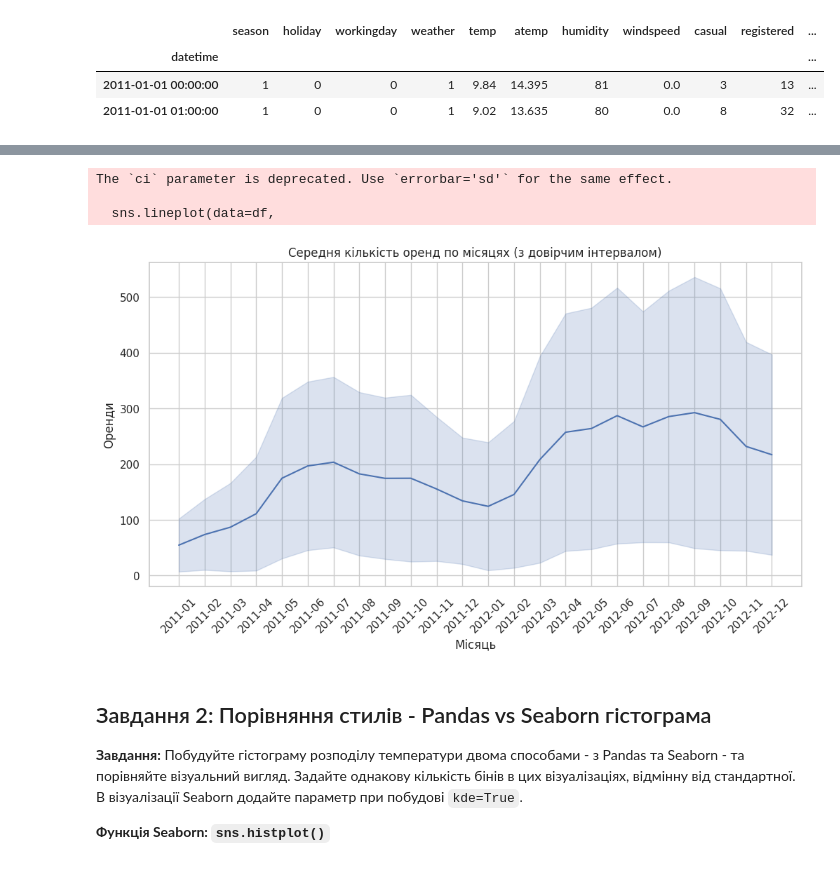
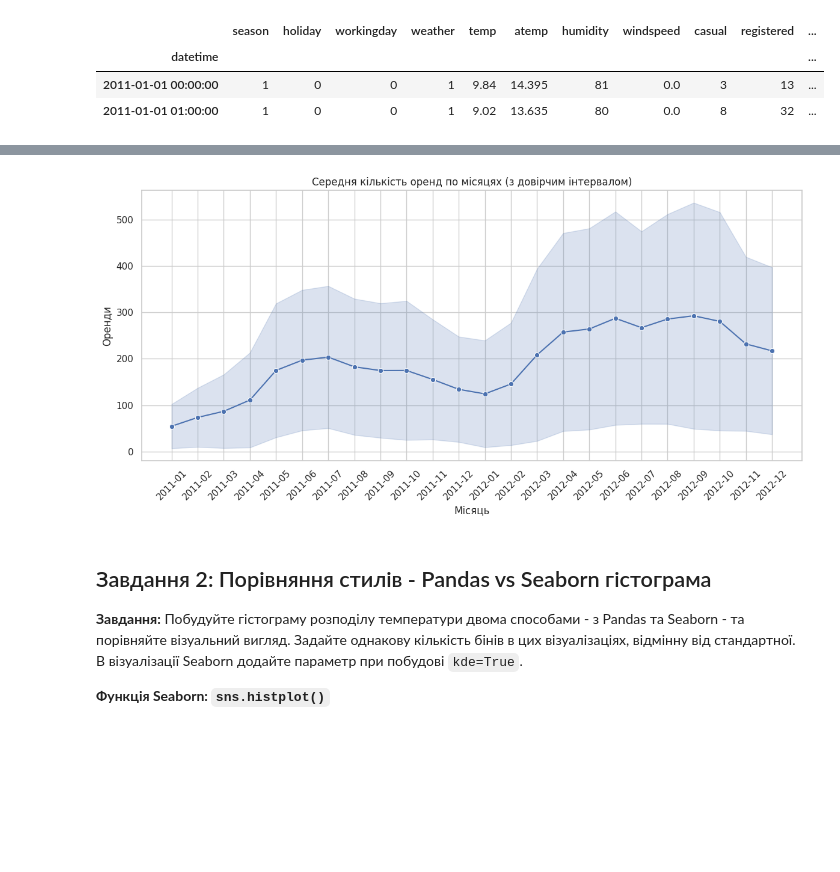
Before and after one commit to zaporozhetsalena/My-first-project, a Jupyter notebook: HW_11_3_Статистичні_візуалізації_з_Seaborn.ipynb, the cells around one changed output, grey strips where cells are left out. Saved outputs shown, nothing was run; the diff lists cells and outputs as text; code cells hidden in the pictures; blank space fills up the shorter version.

```diff
--- a/HW_11_3_Статистичні_візуалізації_з_Seaborn.ipynb
+++ b/HW_11_3_Статистичні_візуалізації_з_Seaborn.ipynb
@@ -113,21 +116,19 @@ df['month_year'] = df.index.to_period('M').astype(str)
 # %%
 plt.figure(figsize=(12,6))
 sns.lineplot(data=df,
+             marker='o',
              x='month_year',
              y='count',
-             ci='sd')
+             errorbar='sd')
 
 plt.xticks(rotation=45)
 plt.title("Середня кількість оренд по місяцях (з довірчим інтервалом)")
 plt.xlabel("Місяць")
 plt.ylabel("Оренди")
-
+plt.tight_layout()
 plt.show()
 # %% [output]
-The `ci` parameter is deprecated. Use `errorbar='sd'` for the same effect.
-
-  sns.lineplot(data=df,
-[figure, old version]
+[figure, new version]
 # %% [markdown]
 ## Завдання 2: Порівняння стилів - Pandas vs Seaborn гістограма
 
```
Also changed, not shown: parts of 1 cell of this notebook.
